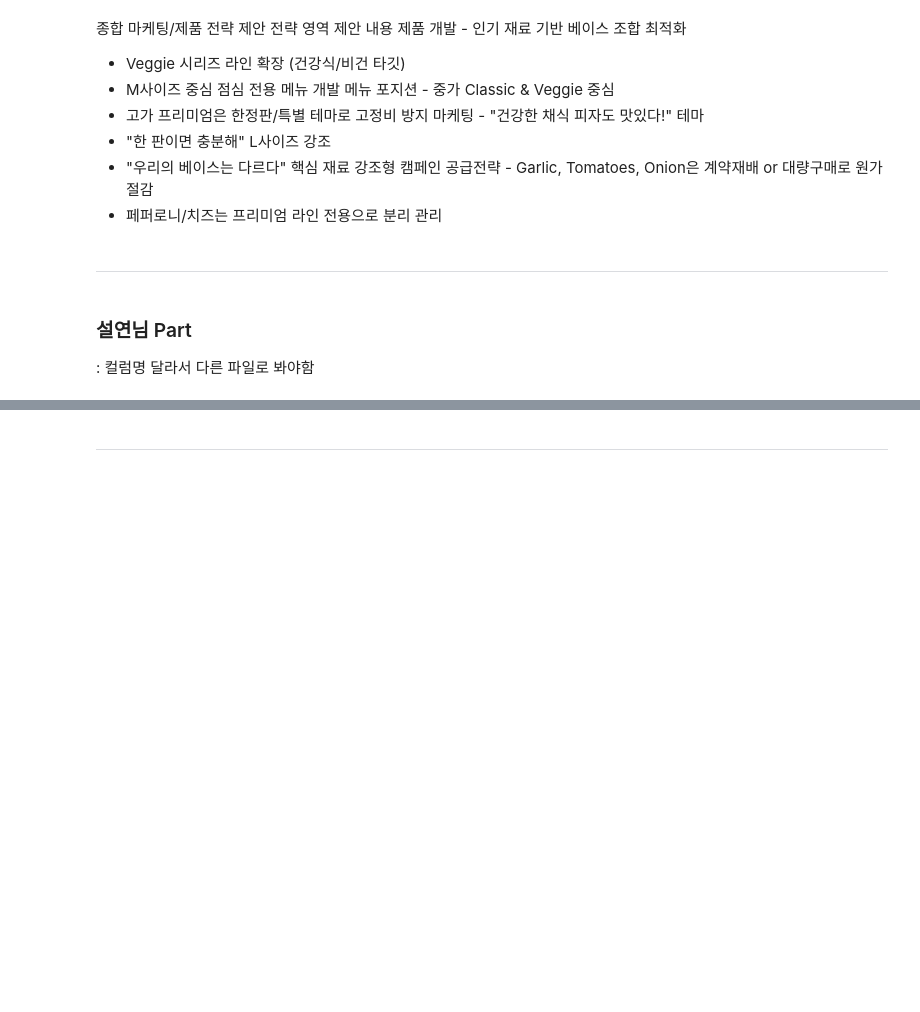
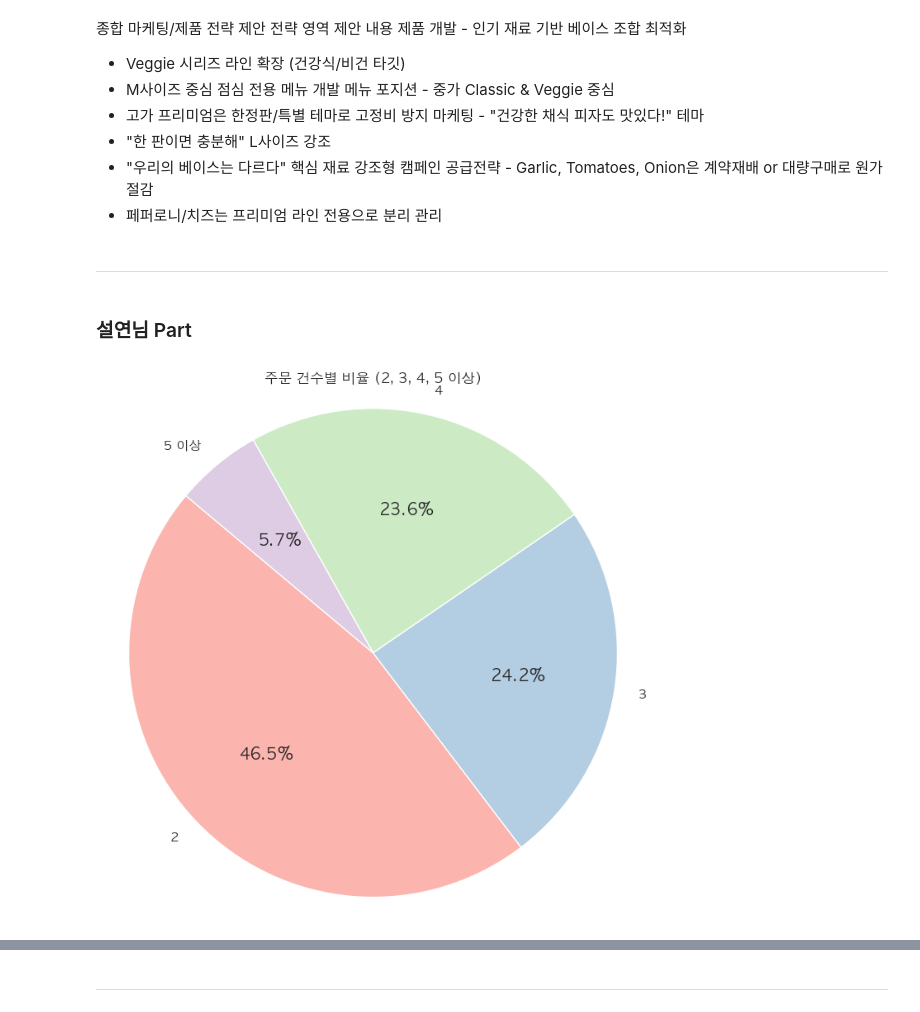
Before and after one commit to Lesly-kim/Mid_Project, a Jupyter notebook: EDA/EDA.ipynb, the cells around one changed output, grey strips where cells are left out. Cells and saved outputs as stored; diff of their text form; code cells hidden in the pictures; blank space fills up the shorter version.

```diff
--- a/EDA/EDA.ipynb
+++ b/EDA/EDA.ipynb
@@ -884,4 +989,3 @@ topping_count_df = pd.DataFrame(topping_counts.items(), columns=['토핑', '등
 ---------------------------------------------------------------------------------
 # %% [markdown]
 ### 설연님 Part
-: 컬럼명 달라서 다른 파일로 봐야함
@@ -887,0 +994,30 @@ topping_count_df = pd.DataFrame(topping_counts.items(), columns=['토핑', '등
+# %%
+import pandas as pd
+import matplotlib.pyplot as plt
+
+# 1. 주문별 quantity 합계
+order_quantities = df.groupby('order_id')['quantity'].sum()
+
+# 2. 2 이상인 주문 필터링
+filtered_orders = order_quantities[order_quantities >= 2]
+
+# 3. 2, 3, 4, 5 이상 그룹으로 나누기
+counts_2 = (filtered_orders == 2).sum()
+counts_3 = (filtered_orders == 3).sum()
+counts_4 = (filtered_orders == 4).sum()
+counts_5_plus = (filtered_orders >= 5).sum()
+
+# 4. 레이블과 데이터 준비
+labels = ['2', '3', '4', '5 이상']
+sizes = [counts_2, counts_3, counts_4, counts_5_plus]
+colors = plt.cm.Pastel1.colors[:len(labels)]  # 색상 자동 선택
+
+# 5. 원형 차트 그리기
+plt.figure(figsize=(7, 7))
+plt.pie(sizes, labels=labels, autopct='%1.1f%%', startangle=140, colors=colors)
+plt.title('주문 건수별 비율 (2, 3, 4, 5 이상)')
+plt.axis('equal')  # 원형 유지
+plt.tight_layout()
+plt.show()
+# %% [output]
+[figure, added]
```
Also changed, not shown: parts of 61 cells of this notebook, 11 other files.
